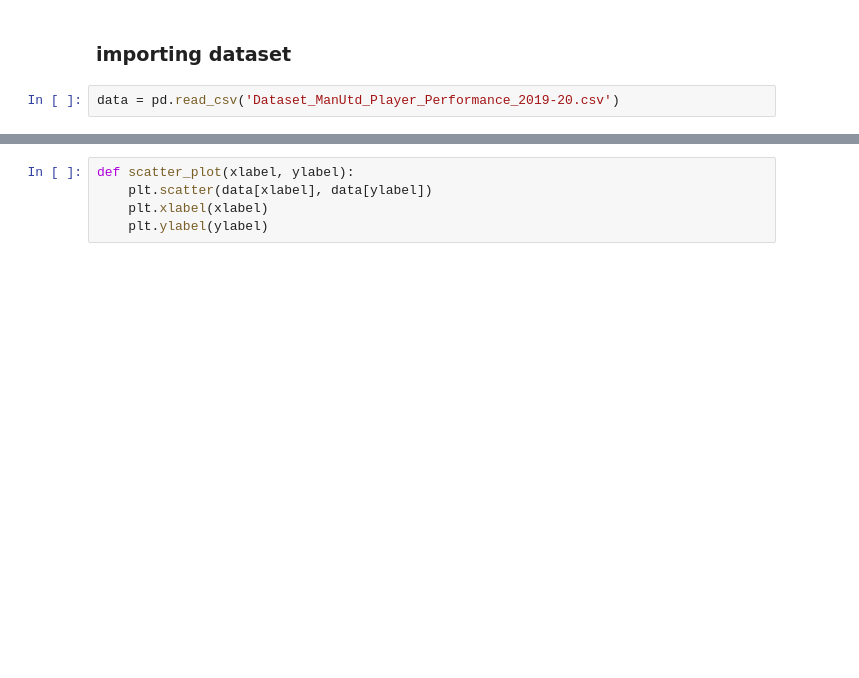
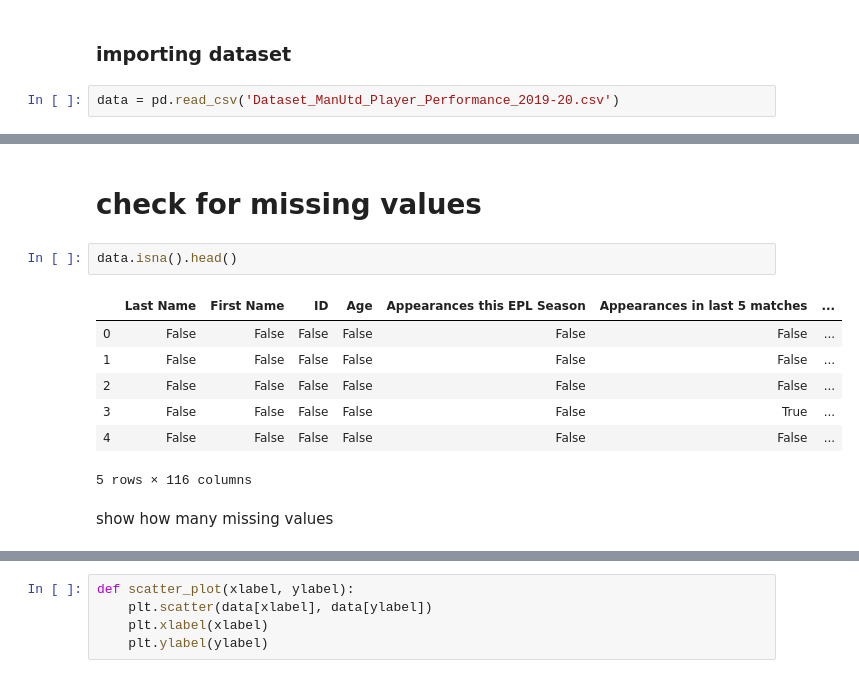
Before and after one commit to saikamat/ManUtd_Nov2019_Analytics, a Jupyter notebook: man_utd_player_next_match_performance.ipynb, the cells around one changed output, grey strips where cells are left out. Cells and saved outputs as stored; diff of their text form; blank space fills up the shorter version.

```diff
--- a/man_utd_player_next_match_performance.ipynb
+++ b/man_utd_player_next_match_performance.ipynb
@@ -46,0 +48,14 @@ data.describe()
+# %% [markdown]
+# check for missing values
+# %%
+data.isna().head()
+# %% [output]
+|  | Last Name | First Name | ID | Age | Appearances this EPL Season | Appearances in last 5 matches | ... |
+| 0 | False | False | False | False | False | False | ... |
+| 1 | False | False | False | False | False | False | ... |
+| 2 | False | False | False | False | False | False | ... |
+| 3 | False | False | False | False | False | True | ... |
+| 4 | False | False | False | False | False | False | ... |
+5 rows × 116 columns
+# %% [markdown]
+show how many missing values
```
Also changed, not shown: parts of 18 cells of this notebook, 1 other file.
